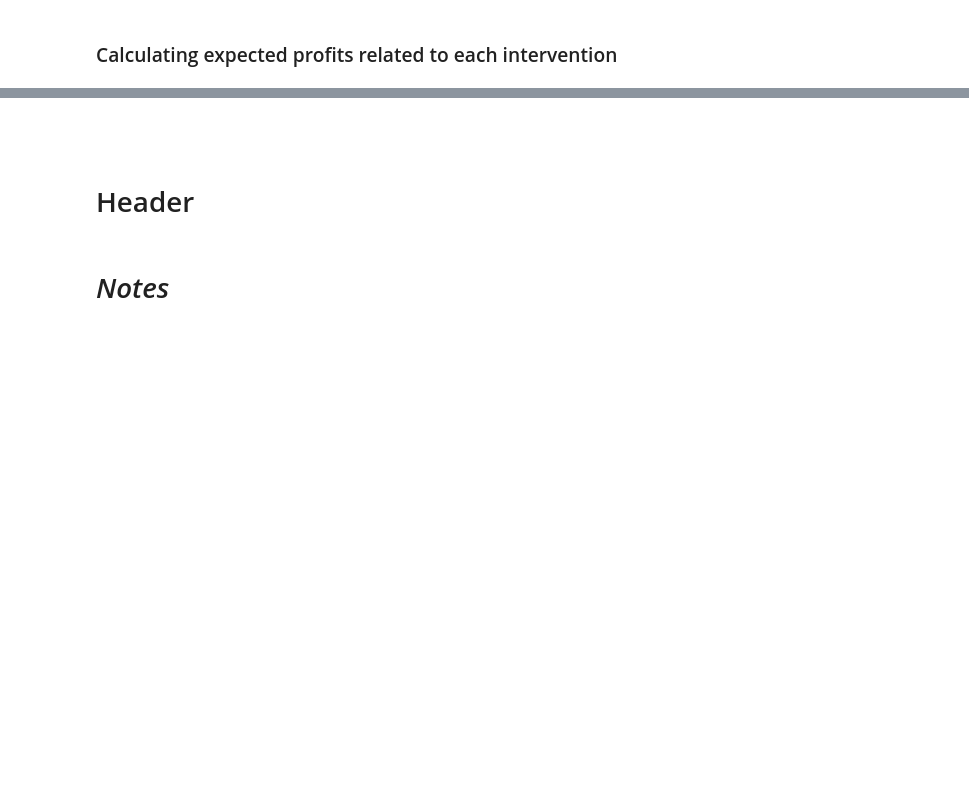
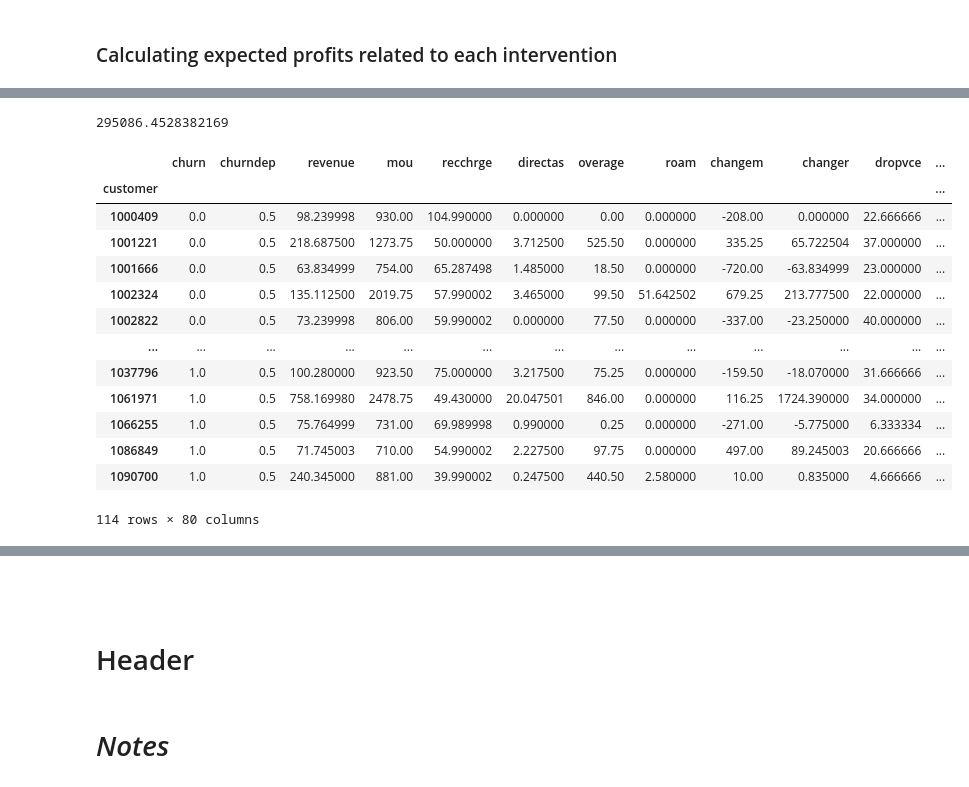
Before and after one commit to robperch/marketing_analytics_cell2cell, a Jupyter notebook: notebooks/cell2cell_nb.ipynb, the cells around one changed output, grey strips where cells are left out. Drawn from its saved outputs; the diff is of its cells as text; code cells hidden in the pictures; blank space fills up the shorter version.

```diff
--- a/notebooks/cell2cell_nb.ipynb
+++ b/notebooks/cell2cell_nb.ipynb
@@ -767,0 +841,24 @@ dfc['exp_pv_prom_profit'] = dfc.apply(
+# %%
+dfc['exp_pv_prom_profit'].sum()
+# %% [output]
+295086.4528382169
+# %%
+# mr1 = dfc['prom_sel'] == 'Prune Inactive Users'
+mr1 = dfc['prom_sel'] == 'New Phone'
+mr1 = dfc['prom_sel'] == 'Monthly Usage Discount'
+dfc.loc[mr1, :]
+# %% [output]
+|  | churn | churndep | revenue | mou | recchrge | directas | overage | roam | changem | changer | dropvce | ... |
+| customer |  |  |  |  |  |  |  |  |  |  |  | ... |
+| 1000409 | 0.0 | 0.5 | 98.239998 | 930.00 | 104.990000 | 0.000000 | 0.00 | 0.000000 | -208.00 | 0.000000 | 22.666666 | ... |
+| 1001221 | 0.0 | 0.5 | 218.687500 | 1273.75 | 50.000000 | 3.712500 | 525.50 | 0.000000 | 335.25 | 65.722504 | 37.000000 | ... |
+| 1001666 | 0.0 | 0.5 | 63.834999 | 754.00 | 65.287498 | 1.485000 | 18.50 | 0.000000 | -720.00 | -63.834999 | 23.000000 | ... |
+| 1002324 | 0.0 | 0.5 | 135.112500 | 2019.75 | 57.990002 | 3.465000 | 99.50 | 51.642502 | 679.25 | 213.777500 | 22.000000 | ... |
+| 1002822 | 0.0 | 0.5 | 73.239998 | 806.00 | 59.990002 | 0.000000 | 77.50 | 0.000000 | -337.00 | -23.250000 | 40.000000 | ... |
+| ... | ... | ... | ... | ... | ... | ... | ... | ... | ... | ... | ... | ... |
+| 1037796 | 1.0 | 0.5 | 100.280000 | 923.50 | 75.000000 | 3.217500 | 75.25 | 0.000000 | -159.50 | -18.070000 | 31.666666 | ... |
+| 1061971 | 1.0 | 0.5 | 758.169980 | 2478.75 | 49.430000 | 20.047501 | 846.00 | 0.000000 | 116.25 | 1724.390000 | 34.000000 | ... |
+| 1066255 | 1.0 | 0.5 | 75.764999 | 731.00 | 69.989998 | 0.990000 | 0.25 | 0.000000 | -271.00 | -5.775000 | 6.333334 | ... |
+| 1086849 | 1.0 | 0.5 | 71.745003 | 710.00 | 54.990002 | 2.227500 | 97.75 | 0.000000 | 497.00 | 89.245003 | 20.666666 | ... |
+| 1090700 | 1.0 | 0.5 | 240.345000 | 881.00 | 39.990002 | 0.247500 | 440.50 | 2.580000 | 10.00 | 0.835000 | 4.666666 | ... |
+114 rows × 80 columns
```
Also changed, not shown: parts of 27 cells of this notebook.
